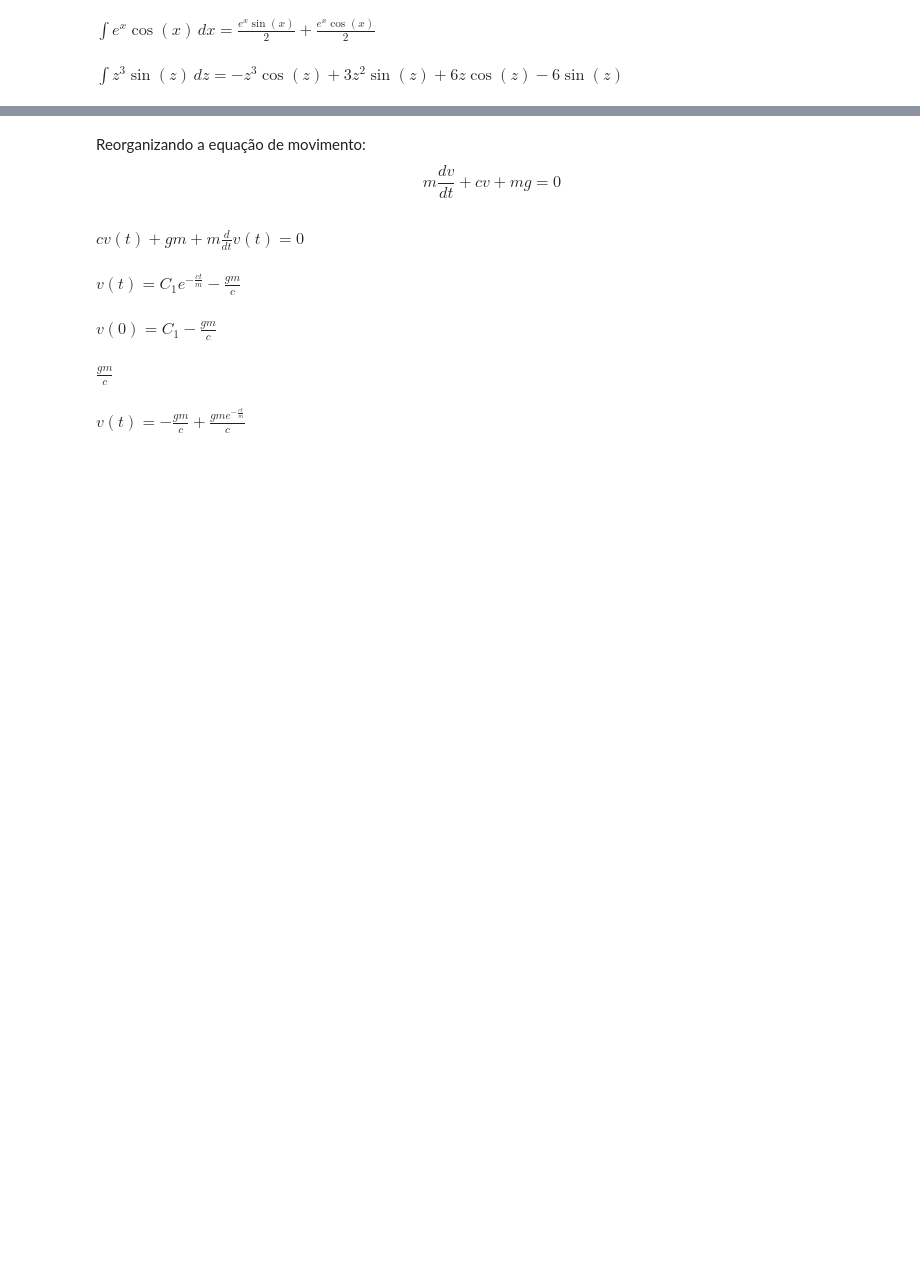
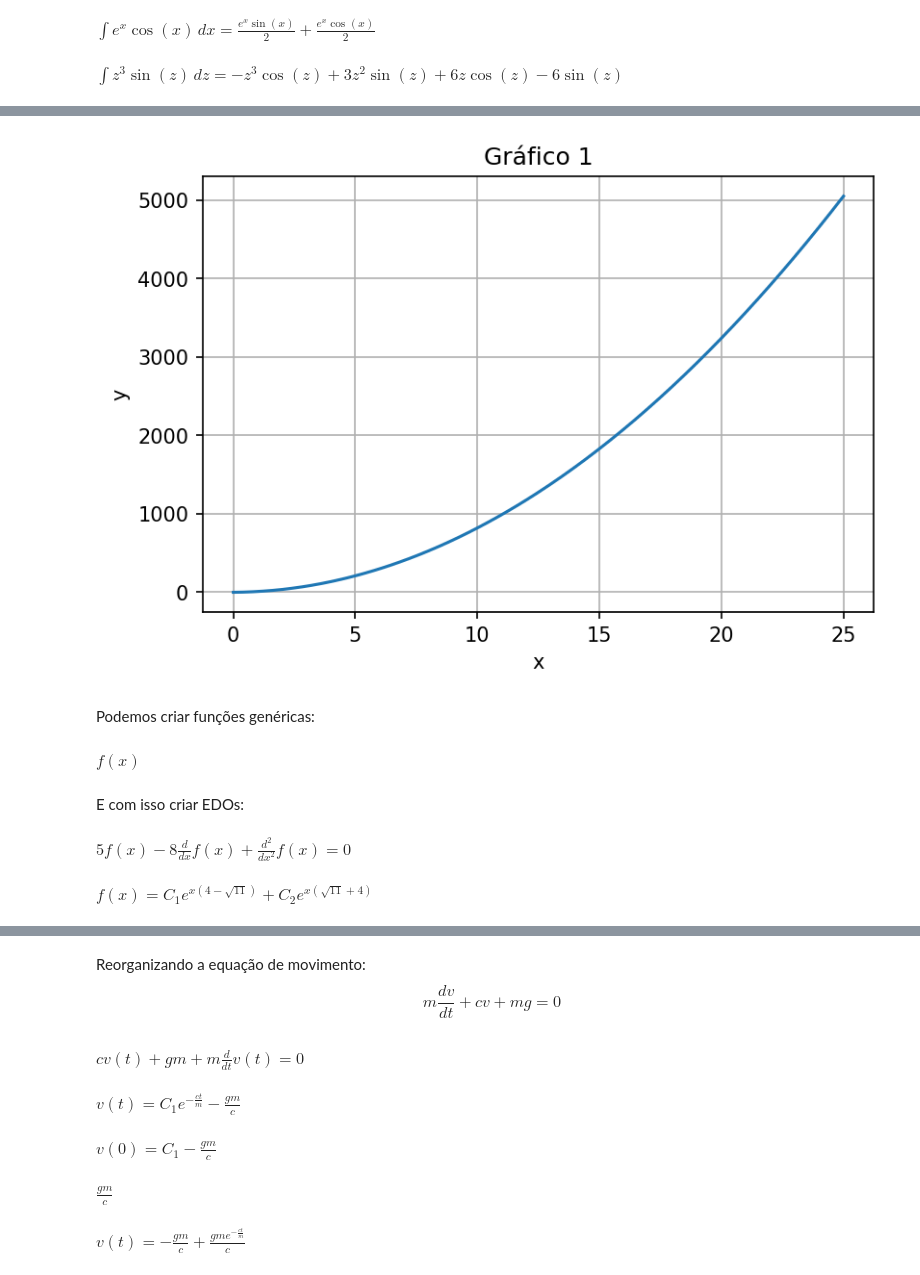
Before and after one commit to klaudioc/Python, a Jupyter notebook: CursoPython.ipynb, the cells around one changed output, grey strips where cells are left out. Saved outputs shown, nothing was run; the diff lists cells and outputs as text; code cells hidden in the pictures; blank space fills up the shorter version.

```diff
--- a/CursoPython.ipynb
+++ b/CursoPython.ipynb
@@ -1429,0 +1651,2 @@ $\displaystyle \int z^{3} \sin{\left(z \right)}\, dz = - z^{3} \cos{\left(z \rig
+# %%
+func_y = lambdify(x,y)
@@ -1429,0 +1655,4 @@ $\displaystyle \int z^{3} \sin{\left(z \right)}\, dz = - z^{3} \cos{\left(z \rig
+# %%
+x_num = linspace(0,25,250)
+# %%
+y_num = func_y(x_num)
@@ -1429,0 +1661,28 @@ $\displaystyle \int z^{3} \sin{\left(z \right)}\, dz = - z^{3} \cos{\left(z \rig
+# %%
+plt.figure(dpi=150)
+plt.plot(x_num,y_num)
+plt.title('Gráfico 1')
+plt.xlabel('x')
+plt.ylabel('y')
+plt.grid(True)
+# %% [output]
+[figure, added]
+# %% [markdown]
+Podemos criar funções genéricas:
+# %%
+f = Function('f')(x)
+f
+# %% [output]
+$\displaystyle f{\left(x \right)}$
+# %% [markdown]
+E com isso criar EDOs:
+# %%
+Eq1 = Eq(f.diff(x,2) -8*f.diff(x) + 5*f,0)
+Eq1
+# %% [output]
+$\displaystyle 5 f{\left(x \right)} - 8 \frac{d}{d x} f{\left(x \right)} + \frac{d^{2}}{d x^{2}} f{\left(x \right)} = 0$
+# %%
+sol1 = dsolve(Eq1,f)
+sol1
+# %% [output]
+$\displaystyle f{\left(x \right)} = C_{1} e^{x \left(4 - \sqrt{11}\right)} + C_{2} e^{x \left(\sqrt{11} + 4\right)}$
```
Also changed, not shown: parts of 113 cells of this notebook, 1 other file.
